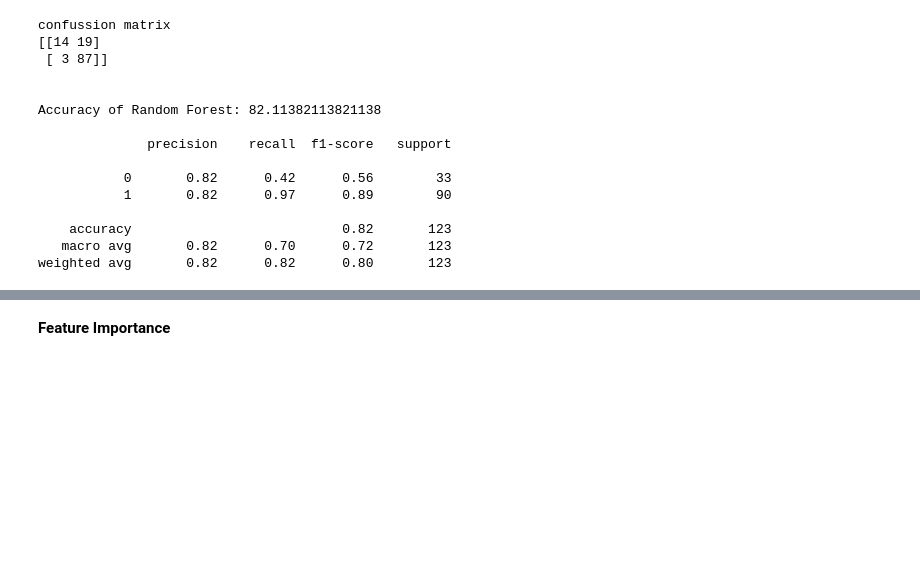
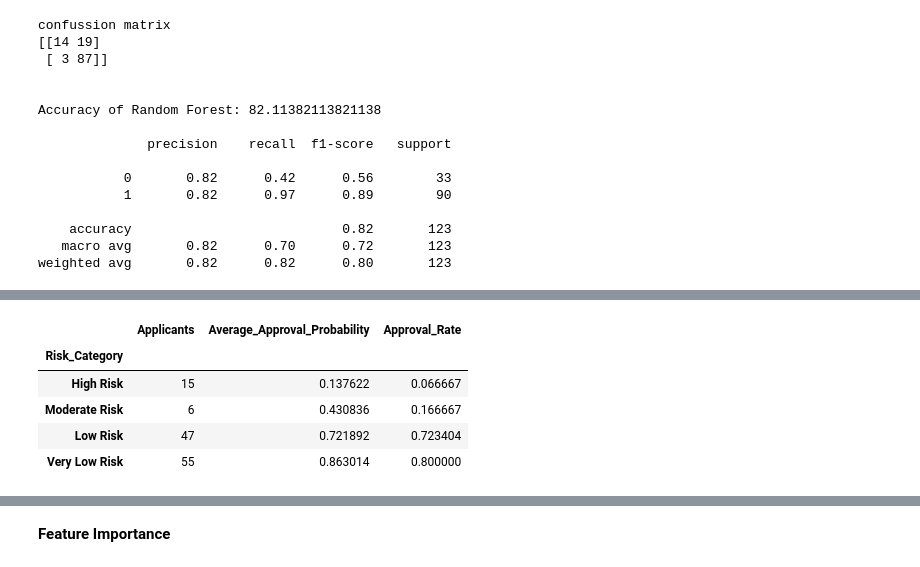
Before and after one commit to ge25anshika-hue/Loan_Prediction_Model, a Jupyter notebook: Loan_Approval_Prediction.ipynb, the cells around one changed output, grey strips where cells are left out. Cells and saved outputs as stored; diff of their text form; code cells hidden in the pictures; blank space fills up the shorter version.

```diff
--- a/Loan_Approval_Prediction.ipynb
+++ b/Loan_Approval_Prediction.ipynb
@@ -252,0 +290,19 @@ importances.sort_values(by = 'importance', ascending= True,inplace=True)
+# %%
+risk_summary = (
+    results
+    .groupby("Risk_Category", observed=True)
+    .agg(
+        Applicants=("Actual_Status", "count"),
+        Average_Approval_Probability=("Approval_Probability", "mean"),
+        Approval_Rate=("Actual_Status", "mean")
+    )
+)
+
+risk_summary
+# %% [output]
+|  | Applicants | Average_Approval_Probability | Approval_Rate |
+| Risk_Category |  |  |  |
+| High Risk | 15 | 0.137622 | 0.066667 |
+| Moderate Risk | 6 | 0.430836 | 0.166667 |
+| Low Risk | 47 | 0.721892 | 0.723404 |
+| Very Low Risk | 55 | 0.863014 | 0.800000 |
```
Also changed, not shown: parts of 9 cells of this notebook.
